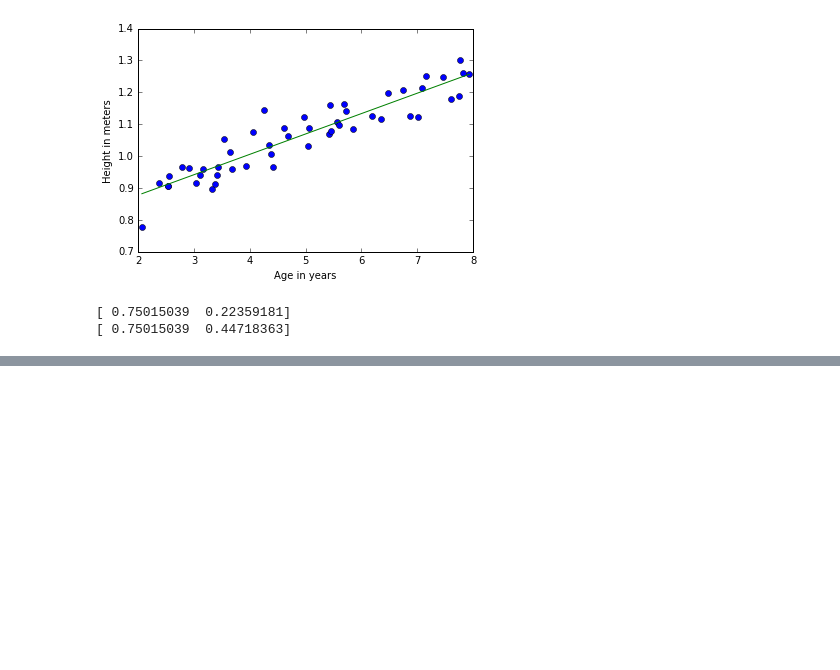
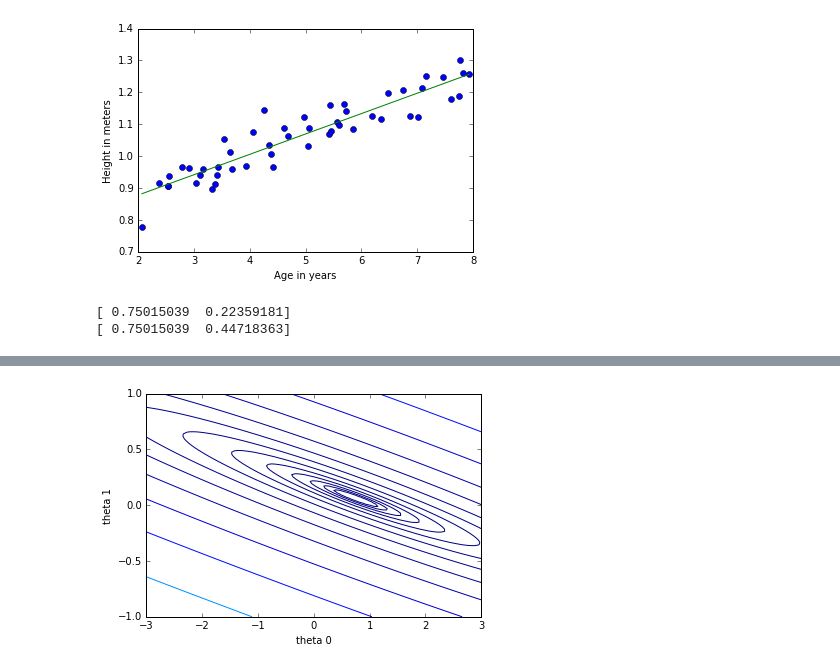
Before and after one commit to dteklavya/machineLearning_AndrewNG, a Jupyter notebook: ex2-linear-regression.ipynb, the cells around one changed output, grey strips where cells are left out. Cells and saved outputs as stored; diff of their text form; code cells hidden in the pictures; blank space fills up the shorter version.

```diff
--- a/ex2-linear-regression.ipynb
+++ b/ex2-linear-regression.ipynb
@@ -80,0 +104,8 @@ j_vals = np.zeros((len(theta0), len(theta1)))
+# %%
+plt.contour(theta0, theta1, j_vals, np.logspace(-2, 2, 15))
+plt.xlabel('theta 0')
+plt.ylabel('theta 1')
+
+plt.show()
+# %% [output]
+[figure, added]
```
Also changed, not shown: parts of 2 cells of this notebook.
